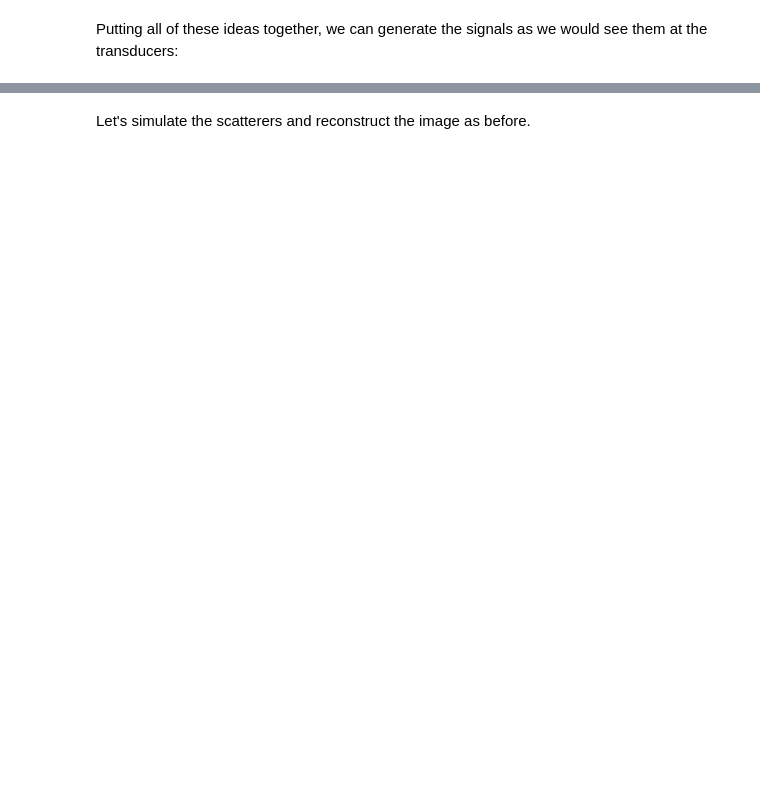
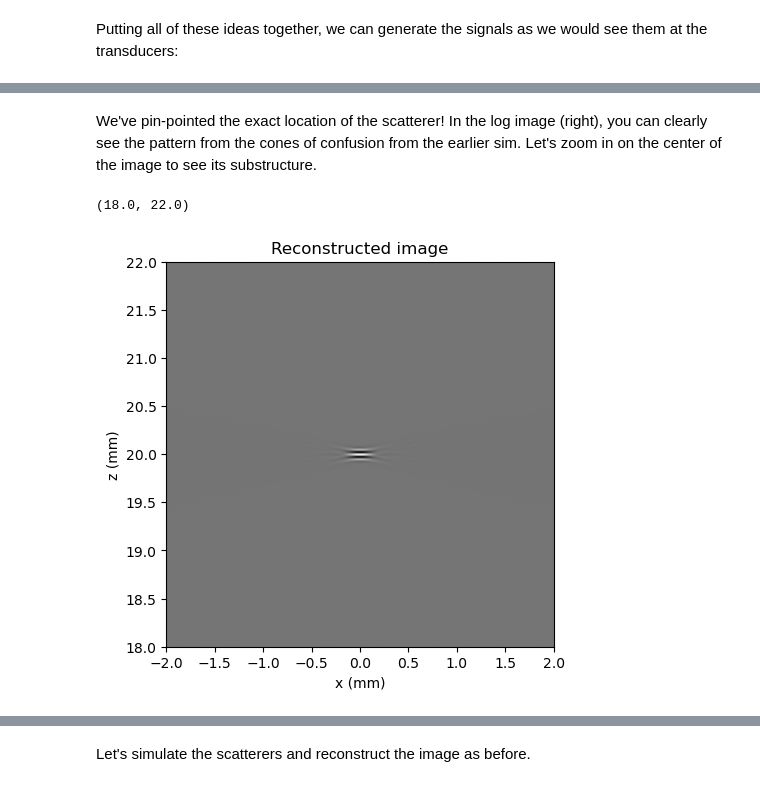
Before and after one commit to patrickmineault/fus, a Jupyter notebook: 02 - Structural Reconstruction.ipynb, the cells around one changed output, grey strips where cells are left out. Cells and saved outputs as stored; diff of their text form; code cells hidden in the pictures; blank space fills up the shorter version.

```diff
--- a/02 - Structural Reconstruction.ipynb
+++ b/02 - Structural Reconstruction.ipynb
@@ -426,0 +386,26 @@ We've pin-pointed the exact location of the scatterer! In the log image (right),
+# %% [markdown]
+We've pin-pointed the exact location of the scatterer! In the log image (right), you can clearly see the pattern from the cones of confusion from the earlier sim. Let's zoom in on the center of the image to see its substructure.
+# %%
+x_span = (-0.001, 0.001)
+z_span = (0.019, 0.021)
+x, z, X, Z = make_image_grid(x_span, z_span, 0.005e-3, 0.005e-3)
+
+# Beamform (signals, times, elem_pos, betas, c all from your sim)
+img_baseband = beamform_das_baseband(signals.real, times, elem_pos, x, z, c, betas)
+
+# Envelope & simple display
+img_env = abs(img_baseband)
+img_env /= (abs(img_env).max() + 1e-12)
+
+plt.figure(figsize=(5,5))
+plt.imshow(
+    img_baseband,
+    extent=[x[0]*1e3, x[-1]*1e3, z[-1]*1e3, z[0]*1e3],
+    aspect='auto', cmap='gray'
+)
+plt.xlabel("x (mm)"); plt.ylabel("z (mm)"); plt.title("Reconstructed image")
+plt.xlim((-2, 2))
+plt.ylim((18, 22))
+# %% [output]
+(18.0, 22.0)
+[figure, added]
```
Also changed, not shown: parts of 30 cells of this notebook.
